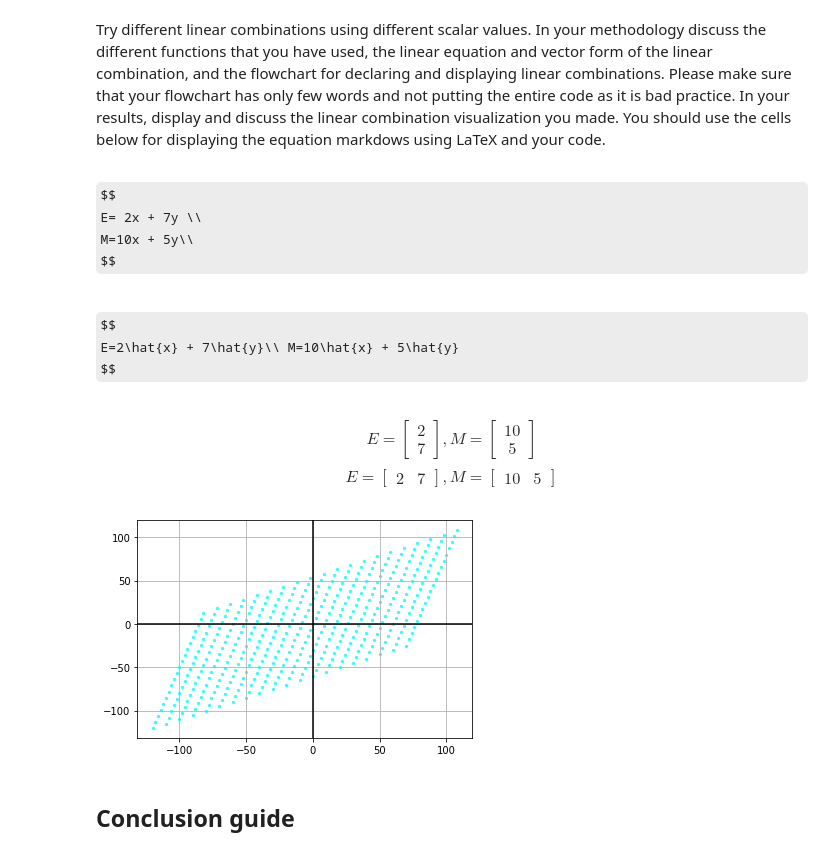
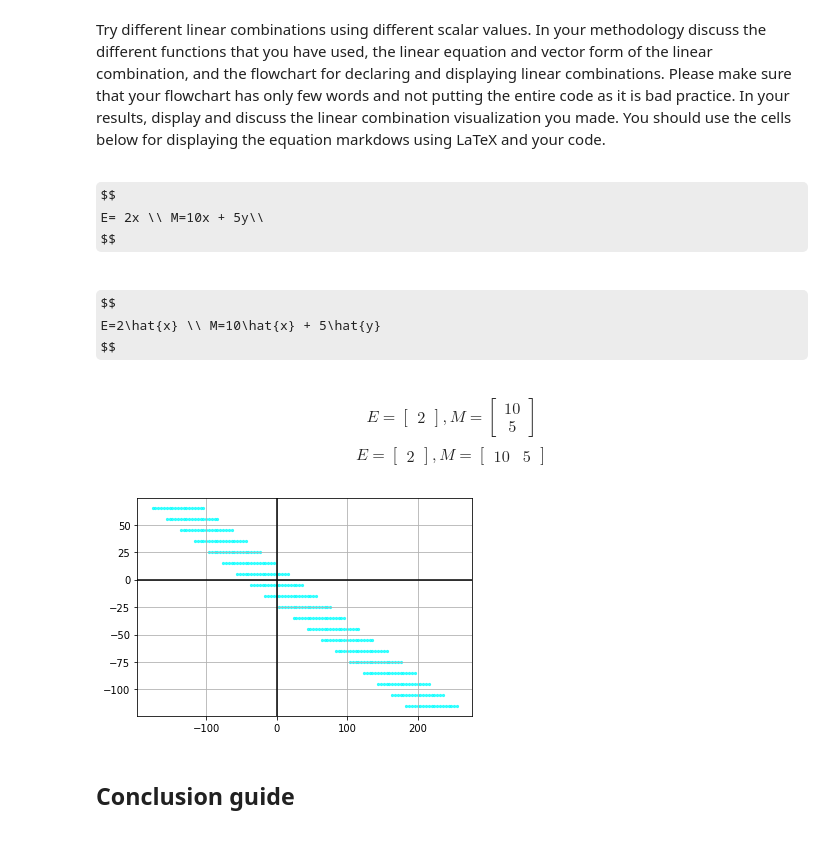
Before and after one commit to esosikeyes/Linear-Algebra_2nd-Sem, a Jupyter notebook: Assignment10.ipynb, the cells around one changed output. Drawn from its saved outputs; the diff is of its cells as text; code cells hidden in the pictures; some formulas as TeX source.

```diff
--- a/Assignment10.ipynb
+++ b/Assignment10.ipynb
@@ -120,39 +120,38 @@ Take note that if vectors are seen to be as a 2-dimensional span we can say it h
 Try different linear combinations using different scalar values. In your methodology discuss the different functions that you have used, the  linear equation and vector form of the linear combination, and the flowchart for declaring and displaying linear combinations. Please make sure that your flowchart has only few words and not putting the entire code as it is bad practice. In your results, display and discuss the linear combination visualization you made. You should use the cells below for displaying the equation markdows using LaTeX and your code.
 # %% [markdown]
 $$
-E= 2x + 7y \\
-M=10x + 5y\\
+E= 2x \\ M=10x + 5y\\
 $$
 # %% [markdown]
 $$
-E=2\hat{x} + 7\hat{y}\\ M=10\hat{x} + 5\hat{y}
+E=2\hat{x} \\ M=10\hat{x} + 5\hat{y}
 $$
 # %% [markdown]
-$$ E = \begin{bmatrix} 2 \\ 7\end{bmatrix} , M = \begin{bmatrix} 10 \\ 5\end{bmatrix}
+$$ E = \begin{bmatrix} 2\end{bmatrix} , M = \begin{bmatrix} 10 \\ 5\end{bmatrix}
 $$
-$$ E = \begin{bmatrix} 2 & 7\end{bmatrix} , M = \begin{bmatrix} 10 & 5\end{bmatrix}
+$$ E = \begin{bmatrix} 2 \end{bmatrix} , M = \begin{bmatrix} 10 & 5\end{bmatrix}
 $$
 # %%
-vectP = np.array([2,7])
-vectQ = np.array([10,5])
+vectE = np.array([2,0])
+vectM = np.array([-10,5])
 
-R = np.arange(-10,10,1)
+R = np.arange(-23,14,2)
 
 c1, c2 = np.meshgrid(R,R)
 
-vectR = vectP + vectQ
-spanRx = c1*vectP[0] + c2*vectQ[0]
-spanRy = c1*vectP[1] + c2*vectQ[1]
+vectR = vectE + vectM
+spanRx = c1*vectE[0] + c2*vectM[0]
+spanRy = c1*vectE[1] + c2*vectM[1]
 ##plt.scatter(R*vectA[0],R*vectA[1])
 ##plt.scatter(R*vectB[0],R*vectB[1])
 plt.scatter(spanRx,spanRy, s=5, alpha=0.75, color='cyan')
 
 plt.axhline(y=0, color='k')
 plt.axvline(x=0, color='k')
 plt.grid()
 plt.show()
 # %% [output]
-[figure, old version]
+[figure, new version]
 # %% [markdown]
 ## Conclusion guide
 # %% [markdown]
```
Also changed, not shown: parts of 4 cells of this notebook.
